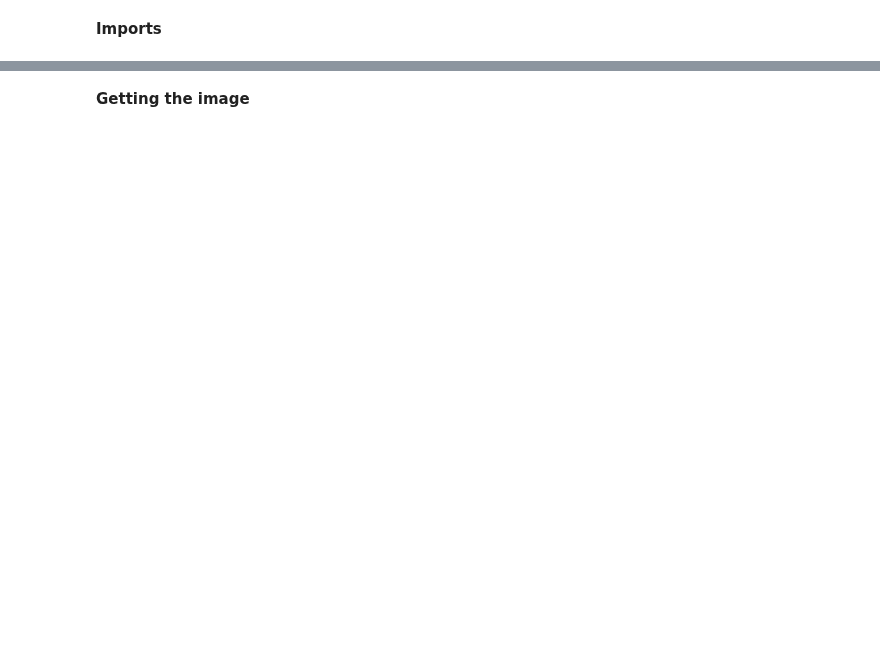
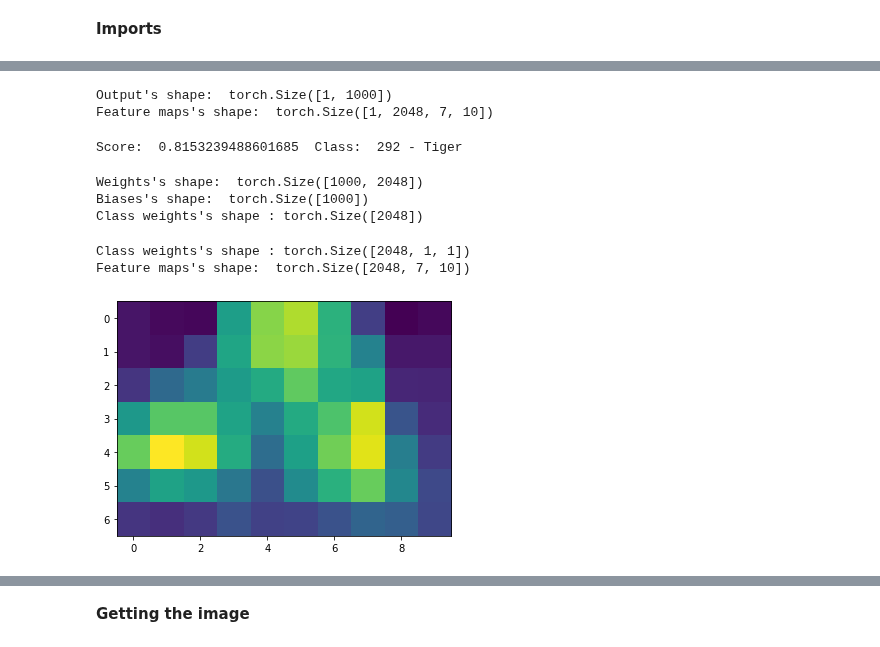
Before and after one commit to DL4CV-NPTEL/Deep-Learning-For-Computer-Vision, a Jupyter notebook: notebooks/Week_6/Week_6_Lecture_3.ipynb, the cells around one changed output, grey strips where cells are left out. Cells and saved outputs as stored; diff of their text form; code cells hidden in the pictures; blank space fills up the shorter version.

```diff
--- a/notebooks/Week_6/Week_6_Lecture_3.ipynb
+++ b/notebooks/Week_6/Week_6_Lecture_3.ipynb
@@ -41,0 +91,60 @@ from skimage.transform import resize
+# %%
+# Prepare input, from size [3, 224, 298] to [1, 3, 224, 298]
+input_tensor = transform(img).unsqueeze(0)
+
+# Model in evaluation mode.
+model = model.eval()
+
+# Get probabilities and feature maps.
+out = model(input_tensor)
+feature_maps = fb.features
+
+# 1000 classes, and 2028xWxH feature maps ((W,H)depend on image's size after pre-processing).
+print("Output's shape: ", out.shape)
+print("Feature maps's shape: ", feature_maps.shape)
+# %% [output]
+Output's shape:  torch.Size([1, 1000])
+Feature maps's shape:  torch.Size([1, 2048, 7, 10])
+# %%
+# Get probs from output as torchvision models do not have this final layer.
+# If you do not care about the score, then you only need to find the max and ommit this line.
+
+probs = torch.nn.functional.softmax(out[0], dim=0)
+
+# Find out which class image belongs.
+score, _class = torch.max(probs, dim=0)
+print("Score: ", score.item(), " Class: ", _class.item(), "- Tiger")
+# %% [output]
+Score:  0.8153239488601685  Class:  292 - Tiger
+# %%
+# Get weights and biases for fully conected linear layer.
+weights_and_biases = list(model._modules.get('fc').parameters())
+print("Weights's shape: ", weights_and_biases[0].shape)
+print("Biases's shape: ", weights_and_biases[1].shape)
+
+# Get weights for the class's neuron.
+class_weights = weights_and_biases[0][_class]
+print("Class weights's shape :", class_weights.shape)
+# %% [output]
+Weights's shape:  torch.Size([1000, 2048])
+Biases's shape:  torch.Size([1000])
+Class weights's shape : torch.Size([2048])
+# %%
+# Weights must be reshaped to match feature maps's dimension.
+class_weights = class_weights.reshape((-1, 1, 1))
+print("Class weights's shape :", class_weights.shape)
+
+# We can also reduce one empty dimension (first one) of the feature maps.
+feature_maps = feature_maps.flatten(start_dim=0, end_dim=1)
+print("Feature maps's shape: ", feature_maps.shape)
+# %% [output]
+Class weights's shape : torch.Size([2048, 1, 1])
+Feature maps's shape:  torch.Size([2048, 7, 10])
+# %%
+# Get class_activation maps
+class_activation_maps = np.array(torch.sum(feature_maps * class_weights, dim=0).detach(), dtype=np.float32)
+plt.figure(figsize=(6, 6))
+plt.imshow(class_activation_maps)
+plt.show()
+# %% [output]
+[figure, added]
```
Also changed, not shown: parts of 25 cells of this notebook.
